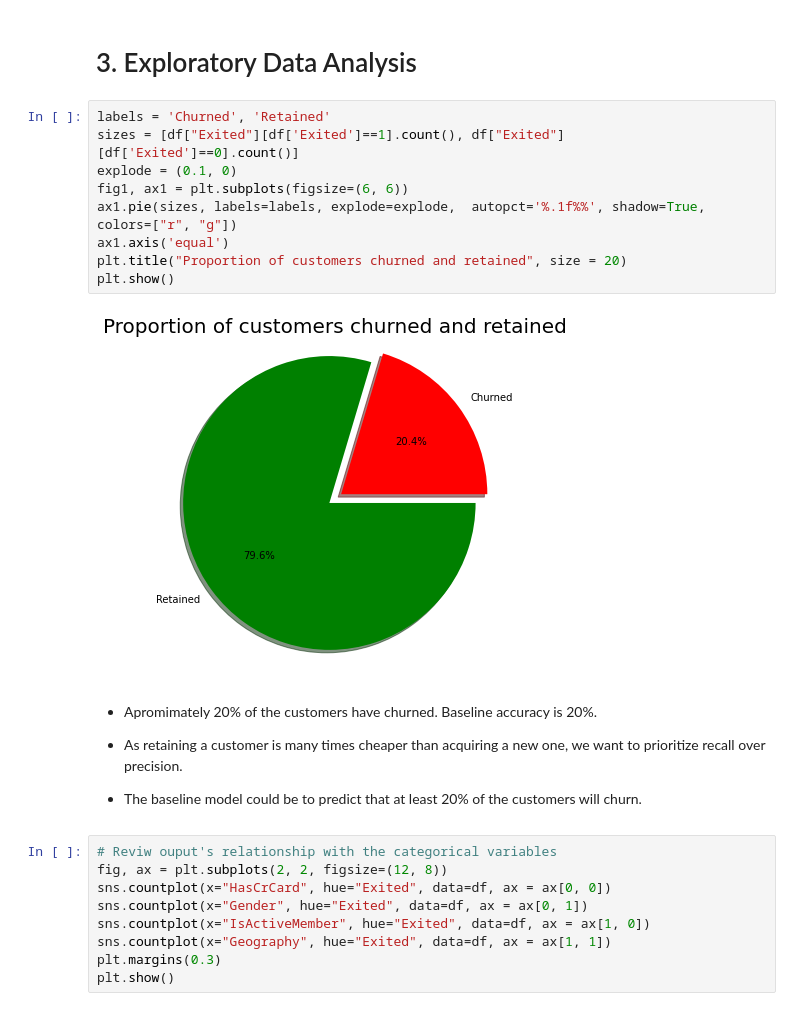
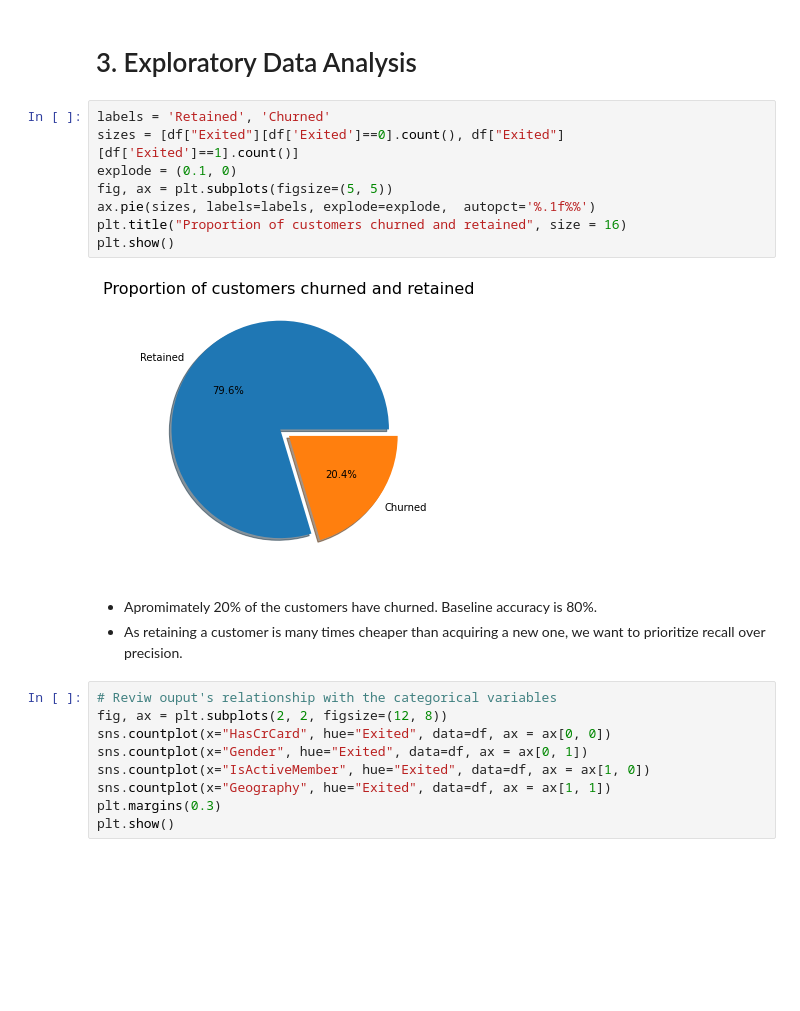
Before and after one commit to rmarinplana/personalProjects, a Jupyter notebook: churn.ipynb, the cells around one changed output. Drawn from its saved outputs; the diff is of its cells as text; blank space fills up the shorter version.

Commit message:
Fix format issues on churn.ipynb

```diff
--- a/churn.ipynb
+++ b/churn.ipynb
@@ -97,22 +97,18 @@ Questions / Observations:
 # %% [markdown]
 # 3. Exploratory Data Analysis
 # %%
-labels = 'Churned', 'Retained'
-sizes = [df["Exited"][df['Exited']==1].count(), df["Exited"][df['Exited']==0].count()]
+labels = 'Retained', 'Churned'
+sizes = [df["Exited"][df['Exited']==0].count(), df["Exited"][df['Exited']==1].count()]
 explode = (0.1, 0)
-fig1, ax1 = plt.subplots(figsize=(6, 6))
-ax1.pie(sizes, labels=labels, explode=explode,  autopct='%.1f%%', shadow=True, colors=["r", "g"])
-ax1.axis('equal')
-plt.title("Proportion of customers churned and retained", size = 20)
+fig, ax = plt.subplots(figsize=(5, 5))
+ax.pie(sizes, labels=labels, explode=explode,  autopct='%.1f%%')
+plt.title("Proportion of customers churned and retained", size = 16)
 plt.show()
 # %% [output]
-[figure, old version]
+[figure, new version]
 # %% [markdown]
-- Apromimately 20% of the customers have churned. Baseline accuracy is 20%.
-
+- Apromimately 20% of the customers have churned. Baseline accuracy is 80%.
 - As retaining a customer is many times cheaper than acquiring a new one, we want to prioritize recall over precision.
-
-- The baseline model could be to predict that at least 20% of the customers will churn.
 # %%
 # Reviw ouput's relationship with the categorical variables
 fig, ax = plt.subplots(2, 2, figsize=(12, 8))
```
